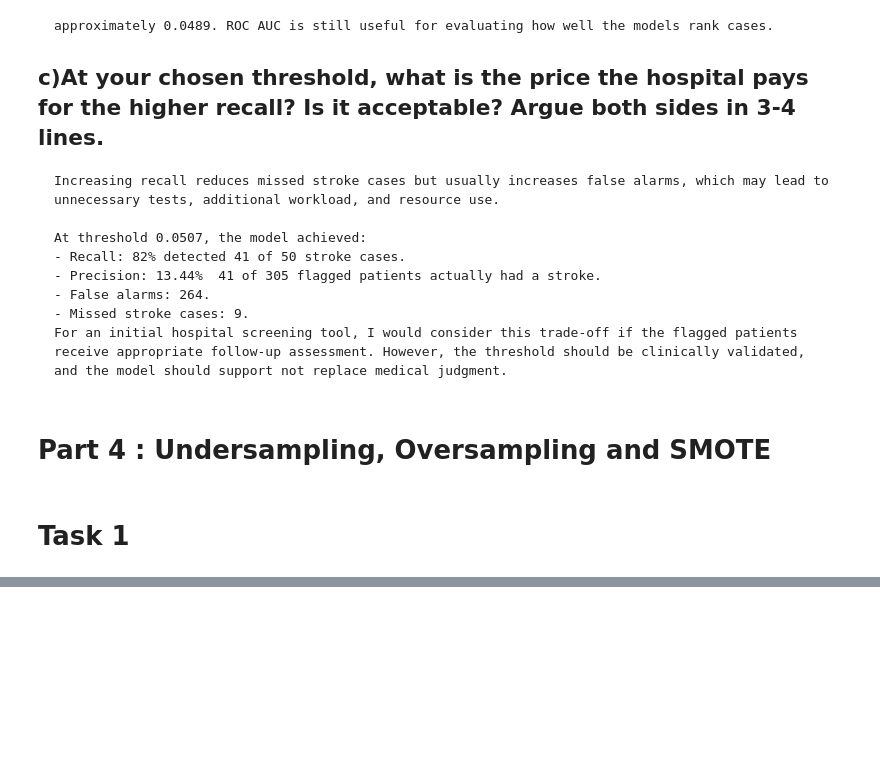
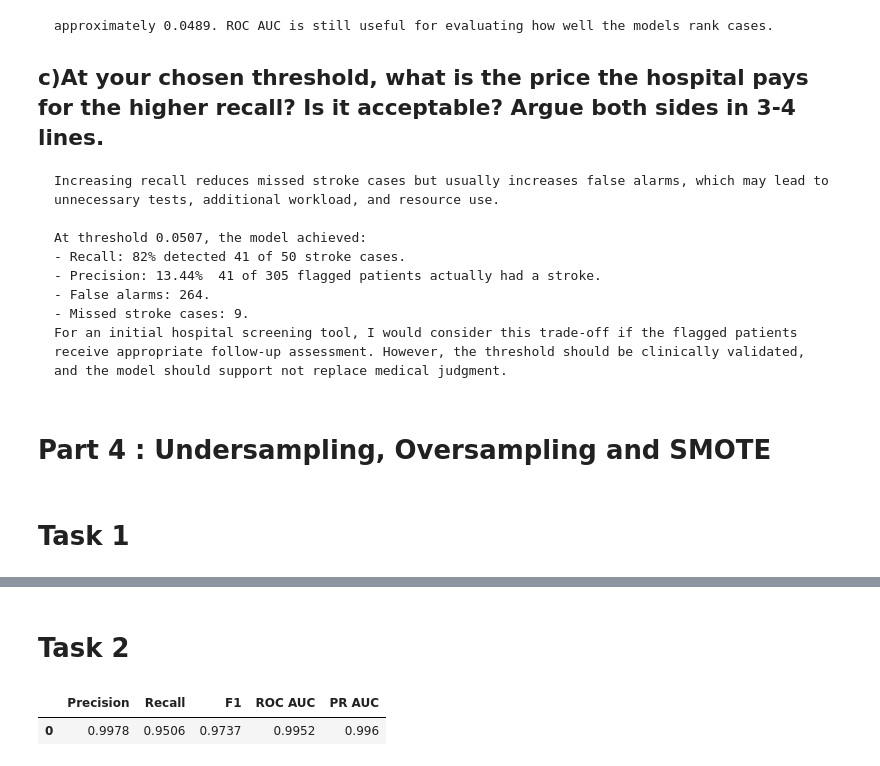
Before and after one commit to Ritika-Lund/Machine-learning-Lab, a Jupyter notebook: LAB 09/ML_LAB9_Ritika_H.ipynb, the cells around one changed output, grey strips where cells are left out. Cells and saved outputs as stored; diff of their text form; code cells hidden in the pictures; blank space fills up the shorter version.

```diff
--- a/LAB 09/ML_LAB9_Ritika_H.ipynb
+++ b/LAB 09/ML_LAB9_Ritika_H.ipynb
@@ -699,0 +787,47 @@ Missed stroke cases: 9
+# %% [markdown]
+# Task 2
+# %%
+X_imputed = X.copy()
+
+X_imputed = pd.DataFrame(
+    imputer.transform(X_imputed),
+    columns=X.columns,
+    index=X.index
+)
+
+smote_wrong = SMOTE(random_state=SEED)
+
+X_wrong, y_wrong = smote_wrong.fit_resample(X_imputed, y)
+
+X_train_wrong, X_test_wrong, y_train_wrong, y_test_wrong = train_test_split(
+    X_wrong,
+    y_wrong,
+    test_size=0.20,
+    random_state=SEED,
+    stratify=y_wrong
+)
+
+rf_wrong = RandomForestClassifier(
+    n_estimators=200,
+    min_samples_leaf=5,
+    random_state=SEED,
+    n_jobs=-1
+)
+
+rf_wrong.fit(X_train_wrong, y_train_wrong)
+
+wrong_pred = rf_wrong.predict(X_test_wrong)
+wrong_prob = rf_wrong.predict_proba(X_test_wrong)[:, 1]
+
+wrong_results = {
+    "Precision": precision_score(y_test_wrong, wrong_pred, zero_division=0),
+    "Recall": recall_score(y_test_wrong, wrong_pred, zero_division=0),
+    "F1": f1_score(y_test_wrong, wrong_pred, zero_division=0),
+    "ROC AUC": roc_auc_score(y_test_wrong, wrong_prob),
+    "PR AUC": average_precision_score(y_test_wrong, wrong_prob)
+}
+
+display(pd.DataFrame([wrong_results]).round(4))
+# %% [output]
+|  | Precision | Recall | F1 | ROC AUC | PR AUC |
+| 0 | 0.9978 | 0.9506 | 0.9737 | 0.9952 | 0.996 |
```
Also changed, not shown: parts of 5 cells of this notebook.
